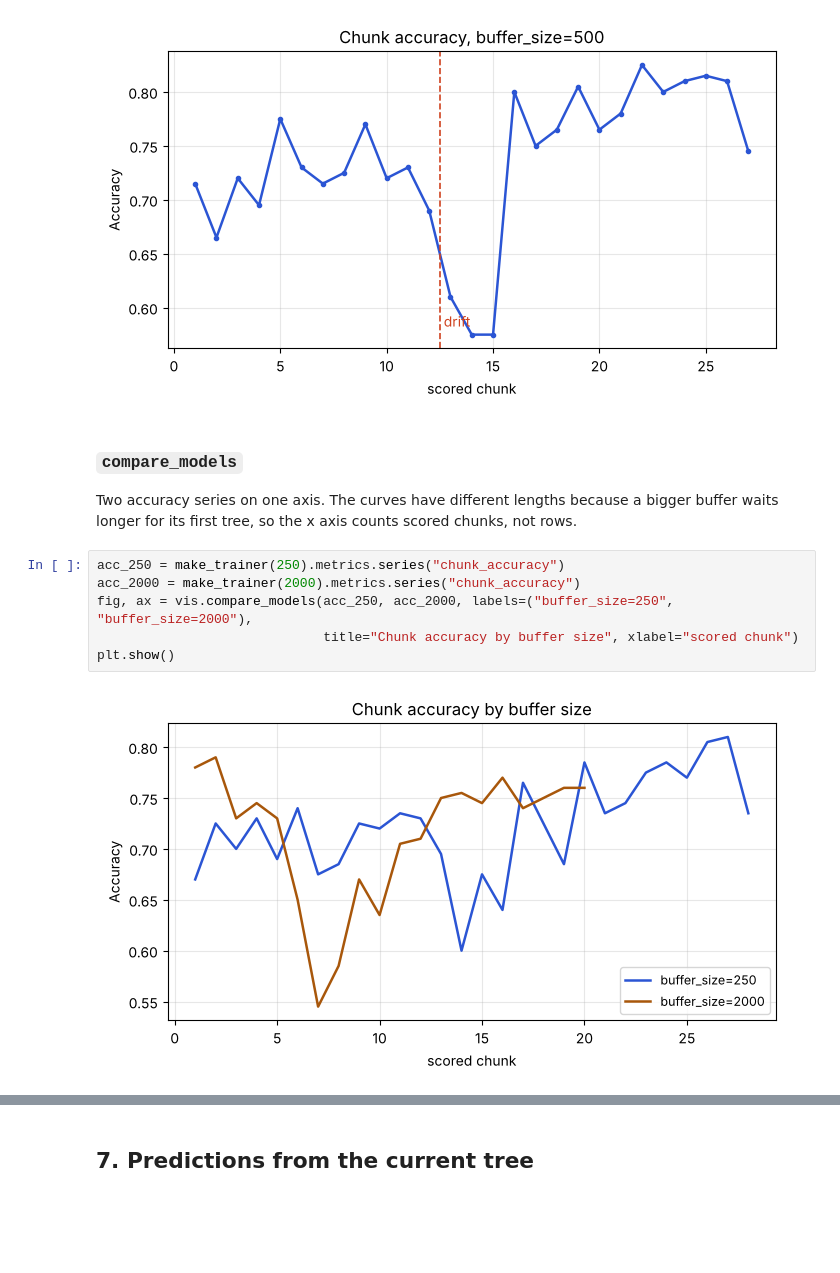
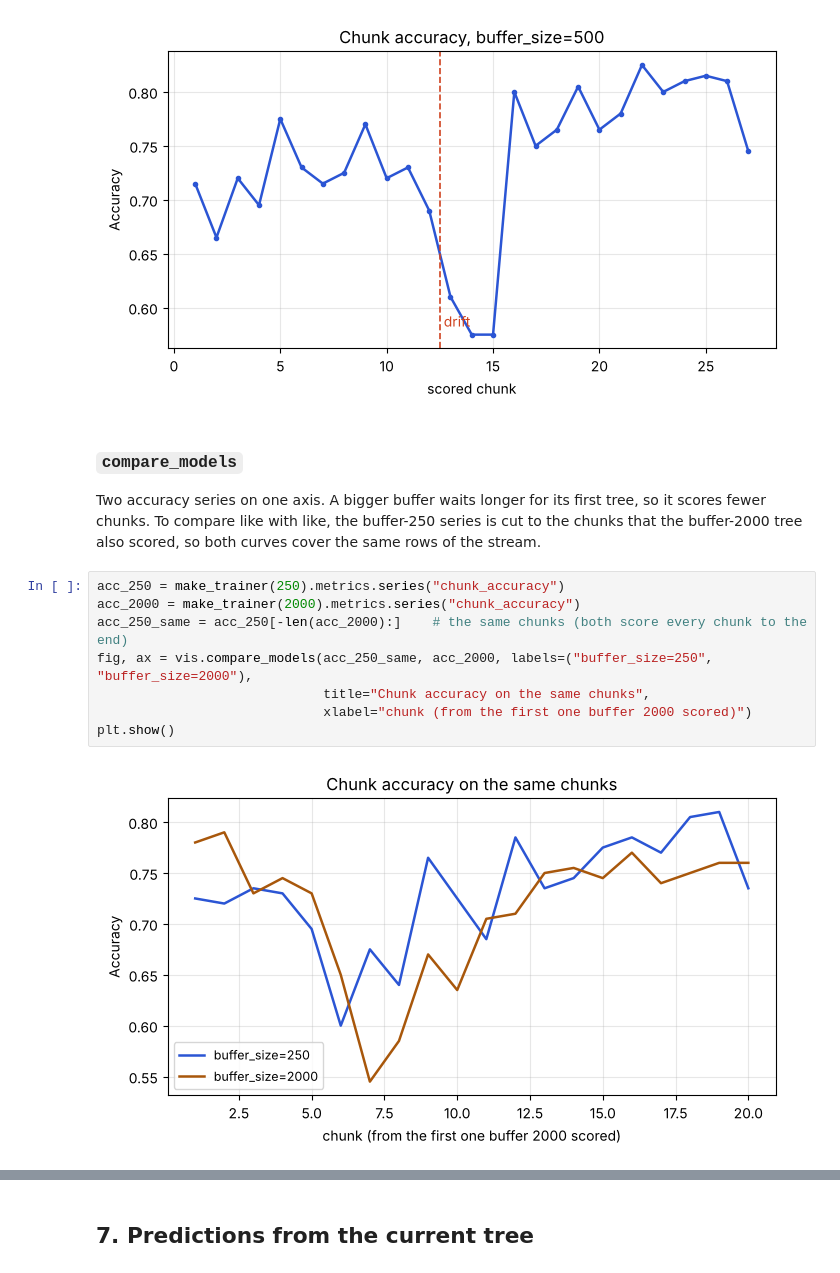
Before and after one commit to JaiDev36/PfAI_Assignment_2.1, a Jupyter notebook: NumCompute/demo/stream_demo.ipynb, the cells around one changed output, grey strips where cells are left out. Drawn from its saved outputs; the diff is of its cells as text; blank space fills up the shorter version.

Commit message:
Docs and demo: correct claims, label in-sample plot, fixed one-hot example

```diff
--- a/NumCompute/demo/stream_demo.ipynb
+++ b/NumCompute/demo/stream_demo.ipynb
@@ -243,15 +243,17 @@ plt.show()
 # %% [markdown]
 ### `compare_models`
 
-Two accuracy series on one axis. The curves have different lengths because a bigger buffer waits longer for its first tree, so the x axis counts scored chunks, not rows.
+Two accuracy series on one axis. A bigger buffer waits longer for its first tree, so it scores fewer chunks. To compare like with like, the buffer-250 series is cut to the chunks that the buffer-2000 tree also scored, so both curves cover the same rows of the stream.
 # %%
 acc_250 = make_trainer(250).metrics.series("chunk_accuracy")
 acc_2000 = make_trainer(2000).metrics.series("chunk_accuracy")
-fig, ax = vis.compare_models(acc_250, acc_2000, labels=("buffer_size=250", "buffer_size=2000"),
-                             title="Chunk accuracy by buffer size", xlabel="scored chunk")
+acc_250_same = acc_250[-len(acc_2000):]    # the same chunks (both score every chunk to the end)
+fig, ax = vis.compare_models(acc_250_same, acc_2000, labels=("buffer_size=250", "buffer_size=2000"),
+                             title="Chunk accuracy on the same chunks",
+                             xlabel="chunk (from the first one buffer 2000 scored)")
 plt.show()
 # %% [output]
-[figure, old version]
+[figure, new version]
 # %% [markdown]
 ### `plot_predictions_vs_ground_truth`
 
```
Also changed, not shown: parts of 7 cells of this notebook, 2 other files.
